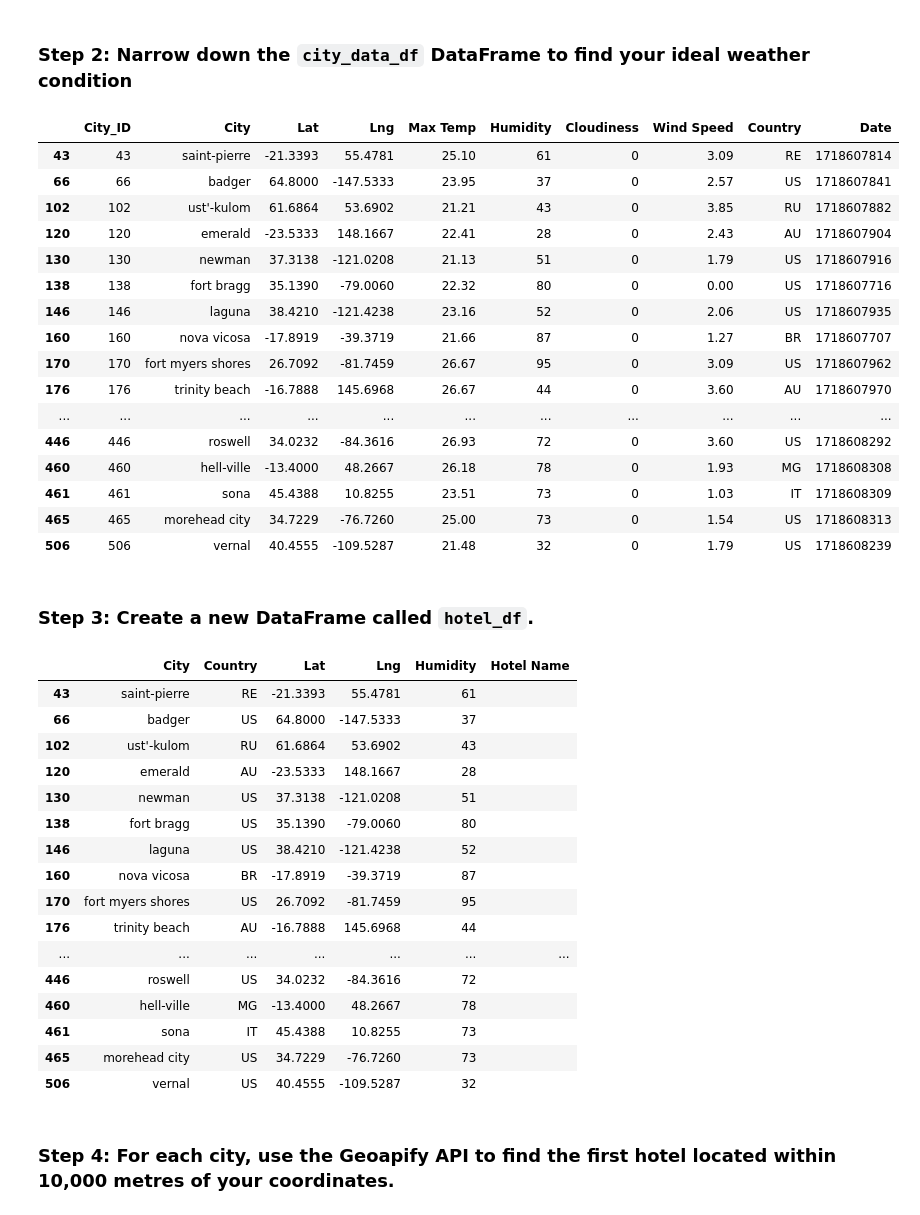
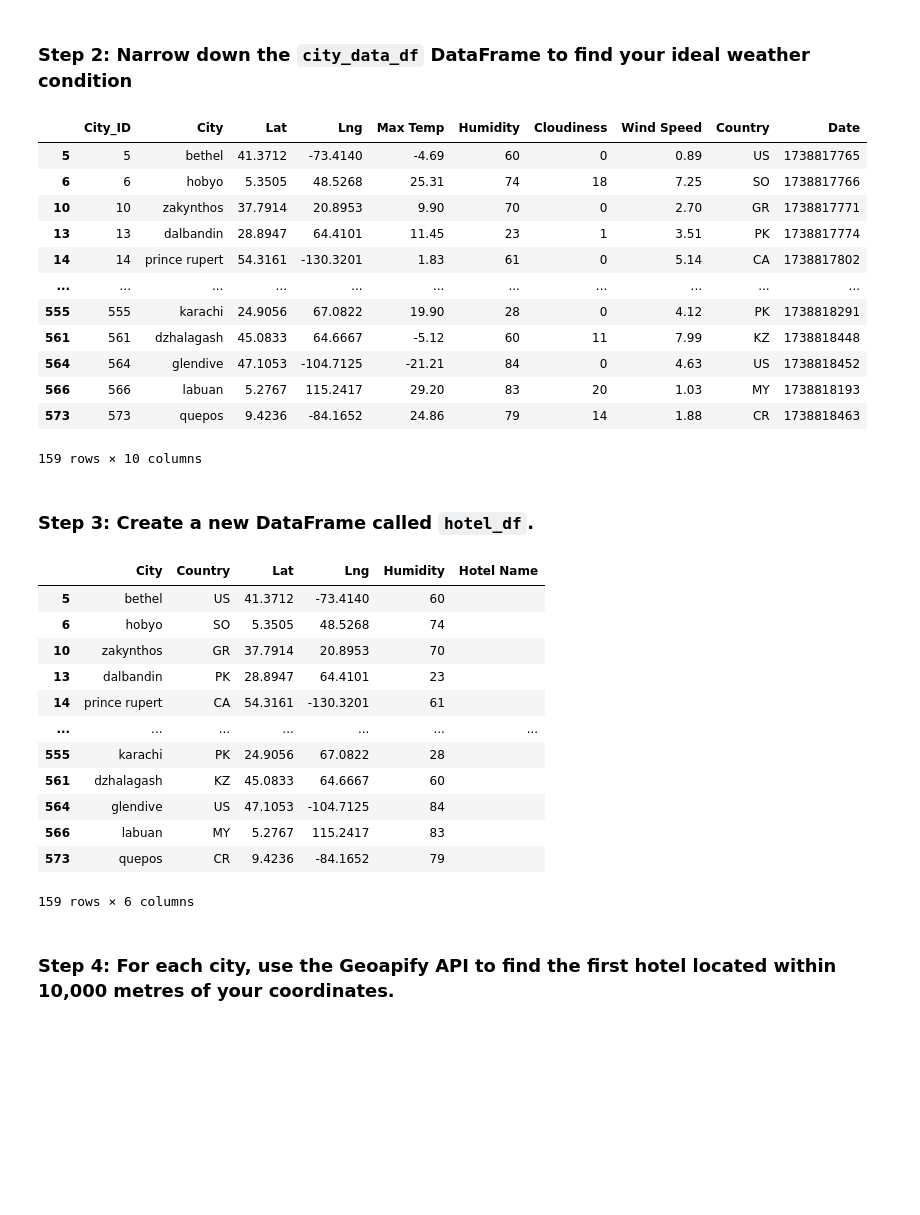
Before and after one commit to eliu14/python-api-challenge, a Jupyter notebook: VacationPy/VacationPy.ipynb, the cells around one changed output. Drawn from its saved outputs; the diff is of its cells as text; code cells hidden in the pictures; blank space fills up the shorter version.

Commit message:
Add finished work for VacationPy

```diff
--- a/VacationPy/VacationPy.ipynb
+++ b/VacationPy/VacationPy.ipynb
@@ -46,60 +57,52 @@ city_data_df.head()
 ### Step 2: Narrow down the `city_data_df` DataFrame to find your ideal weather condition
 # %%
 # Narrow down cities that fit criteria and drop any results with null values
-# YOUR CODE HERE
+vacation_cities_df = city_data_df.loc[(city_data_df["Max Temp"] < 32) & (city_data_df["Cloudiness"] < 25)].copy()
 
 # Drop any rows with null values
-# YOUR CODE HERE
+vacation_cities_df = vacation_cities_df.dropna(how='any', axis=0)
 
 # Display sample data
-# YOUR CODE HERE
+vacation_cities_df
 # %% [output]
 |  | City_ID | City | Lat | Lng | Max Temp | Humidity | Cloudiness | Wind Speed | Country | Date |
-| 43 | 43 | saint-pierre | -21.3393 | 55.4781 | 25.10 | 61 | 0 | 3.09 | RE | 1718607814 |
-| 66 | 66 | badger | 64.8000 | -147.5333 | 23.95 | 37 | 0 | 2.57 | US | 1718607841 |
-| 102 | 102 | ust'-kulom | 61.6864 | 53.6902 | 21.21 | 43 | 0 | 3.85 | RU | 1718607882 |
-| 120 | 120 | emerald | -23.5333 | 148.1667 | 22.41 | 28 | 0 | 2.43 | AU | 1718607904 |
-| 130 | 130 | newman | 37.3138 | -121.0208 | 21.13 | 51 | 0 | 1.79 | US | 1718607916 |
-| 138 | 138 | fort bragg | 35.1390 | -79.0060 | 22.32 | 80 | 0 | 0.00 | US | 1718607716 |
-| 146 | 146 | laguna | 38.4210 | -121.4238 | 23.16 | 52 | 0 | 2.06 | US | 1718607935 |
-| 160 | 160 | nova vicosa | -17.8919 | -39.3719 | 21.66 | 87 | 0 | 1.27 | BR | 1718607707 |
-| 170 | 170 | fort myers shores | 26.7092 | -81.7459 | 26.67 | 95 | 0 | 3.09 | US | 1718607962 |
-| 176 | 176 | trinity beach | -16.7888 | 145.6968 | 26.67 | 44 | 0 | 3.60 | AU | 1718607970 |
+| 5 | 5 | bethel | 41.3712 | -73.4140 | -4.69 | 60 | 0 | 0.89 | US | 1738817765 |
+| 6 | 6 | hobyo | 5.3505 | 48.5268 | 25.31 | 74 | 18 | 7.25 | SO | 1738817766 |
+| 10 | 10 | zakynthos | 37.7914 | 20.8953 | 9.90 | 70 | 0 | 2.70 | GR | 1738817771 |
+| 13 | 13 | dalbandin | 28.8947 | 64.4101 | 11.45 | 23 | 1 | 3.51 | PK | 1738817774 |
+| 14 | 14 | prince rupert | 54.3161 | -130.3201 | 1.83 | 61 | 0 | 5.14 | CA | 1738817802 |
 | ... | ... | ... | ... | ... | ... | ... | ... | ... | ... | ... |
-| 446 | 446 | roswell | 34.0232 | -84.3616 | 26.93 | 72 | 0 | 3.60 | US | 1718608292 |
-| 460 | 460 | hell-ville | -13.4000 | 48.2667 | 26.18 | 78 | 0 | 1.93 | MG | 1718608308 |
-| 461 | 461 | sona | 45.4388 | 10.8255 | 23.51 | 73 | 0 | 1.03 | IT | 1718608309 |
-| 465 | 465 | morehead city | 34.7229 | -76.7260 | 25.00 | 73 | 0 | 1.54 | US | 1718608313 |
-| 506 | 506 | vernal | 40.4555 | -109.5287 | 21.48 | 32 | 0 | 1.79 | US | 1718608239 |
+| 555 | 555 | karachi | 24.9056 | 67.0822 | 19.90 | 28 | 0 | 4.12 | PK | 1738818291 |
+| 561 | 561 | dzhalagash | 45.0833 | 64.6667 | -5.12 | 60 | 11 | 7.99 | KZ | 1738818448 |
+| 564 | 564 | glendive | 47.1053 | -104.7125 | -21.21 | 84 | 0 | 4.63 | US | 1738818452 |
+| 566 | 566 | labuan | 5.2767 | 115.2417 | 29.20 | 83 | 20 | 1.03 | MY | 1738818193 |
+| 573 | 573 | quepos | 9.4236 | -84.1652 | 24.86 | 79 | 14 | 1.88 | CR | 1738818463 |
+159 rows × 10 columns
 # %% [markdown]
 ### Step 3: Create a new DataFrame called `hotel_df`.
 # %%
 # Use the Pandas copy function to create DataFrame called hotel_df to store the city, country, coordinates, and humidity
-# YOUR CODE HERE
+hotel_df = vacation_cities_df[["City","Country","Lat", "Lng", "Humidity"]].copy()
 
 # Add an empty column, "Hotel Name," to the DataFrame so you can store the hotel found using the Geoapify API
-# YOUR CODE HERE
+hotel_df["Hotel Name"] = ""
 
 # Display sample data
-# YOUR CODE HERE
+hotel_df
 # %% [output]
 |  | City | Country | Lat | Lng | Humidity | Hotel Name |
-| 43 | saint-pierre | RE | -21.3393 | 55.4781 | 61 |  |
-| 66 | badger | US | 64.8000 | -147.5333 | 37 |  |
-| 102 | ust'-kulom | RU | 61.6864 | 53.6902 | 43 |  |
-| 120 | emerald | AU | -23.5333 | 148.1667 | 28 |  |
-| 130 | newman | US | 37.3138 | -121.0208 | 51 |  |
-| 138 | fort bragg | US | 35.1390 | -79.0060 | 80 |  |
-| 146 | laguna | US | 38.4210 | -121.4238 | 52 |  |
-| 160 | nova vicosa | BR | -17.8919 | -39.3719 | 87 |  |
-| 170 | fort myers shores | US | 26.7092 | -81.7459 | 95 |  |
-| 176 | trinity beach | AU | -16.7888 | 145.6968 | 44 |  |
+| 5 | bethel | US | 41.3712 | -73.4140 | 60 |  |
+| 6 | hobyo | SO | 5.3505 | 48.5268 | 74 |  |
+| 10 | zakynthos | GR | 37.7914 | 20.8953 | 70 |  |
+| 13 | dalbandin | PK | 28.8947 | 64.4101 | 23 |  |
+| 14 | prince rupert | CA | 54.3161 | -130.3201 | 61 |  |
 | ... | ... | ... | ... | ... | ... | ... |
-| 446 | roswell | US | 34.0232 | -84.3616 | 72 |  |
-| 460 | hell-ville | MG | -13.4000 | 48.2667 | 78 |  |
-| 461 | sona | IT | 45.4388 | 10.8255 | 73 |  |
-| 465 | morehead city | US | 34.7229 | -76.7260 | 73 |  |
-| 506 | vernal | US | 40.4555 | -109.5287 | 32 |  |
+| 555 | karachi | PK | 24.9056 | 67.0822 | 28 |  |
+| 561 | dzhalagash | KZ | 45.0833 | 64.6667 | 60 |  |
+| 564 | glendive | US | 47.1053 | -104.7125 | 84 |  |
+| 566 | labuan | MY | 5.2767 | 115.2417 | 83 |  |
+| 573 | quepos | CR | 9.4236 | -84.1652 | 79 |  |
+159 rows × 6 columns
 # %% [markdown]
 ### Step 4: For each city, use the Geoapify API to find the first hotel located within 10,000 metres of your coordinates.
 # %%
```
Also changed, not shown: parts of 6 cells of this notebook.
